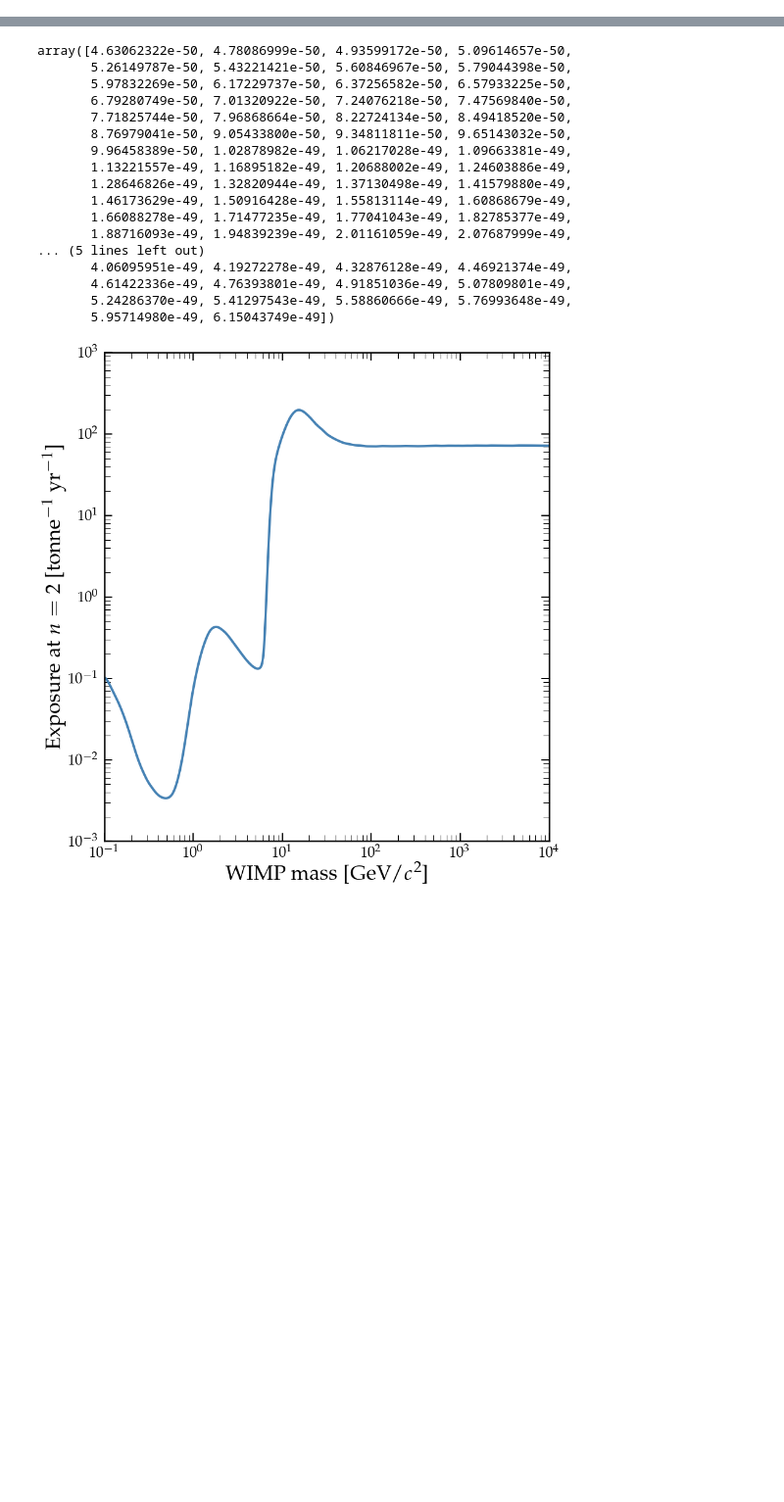
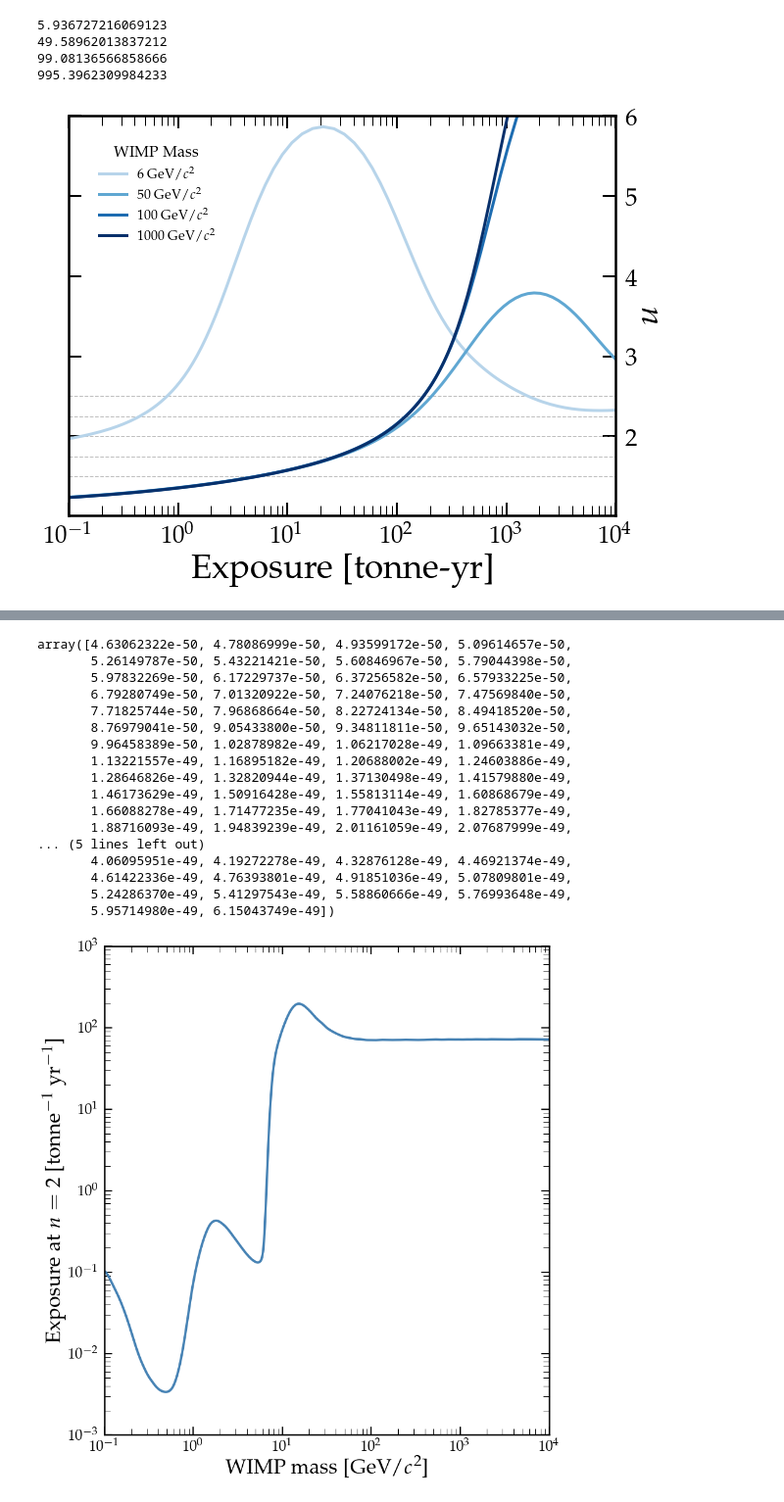
Before and after one commit to ScottHaselschwardt/NeutrinoFog, a Jupyter notebook: notebooks/ExplanationFigure.ipynb, the cells around one changed output, grey strips where cells are left out. Shown at 98% size. Cells and saved outputs as stored; diff of their text form; code cells hidden in the pictures; blank space fills up the shorter version.

```diff
--- a/notebooks/ExplanationFigure.ipynb
+++ b/notebooks/ExplanationFigure.ipynb
@@ -31,0 +33,12 @@ m,sig,NUFLOOR,DY = Floor_2D(data,slope_idx=1.0)
+# %%
+# make a copy of the contour, cutting off at certain derivative value
+cut_n = 2.5 #2.37
+DY_cut = copy(DY)
+for j in range(0,len(m)):
+    for i in reversed(range(0,len(sig))):
+        #print(sig[i])
+        if DY_cut[i,j] >= cut_n:
+            DY_cut[:i+1,j] = cut_n
+            break
+
+print(DY_cut[DY_cut>cut_n])
@@ -205,3 +231,71 @@ print( DY[] )
+# %%
+# Plot n as function of expo for representative mass values:
+
+# Figure setup
+import matplotlib.gridspec as gridspec
+lw = 2.5
+lfs = 35
+tfs = 25
+plt.rcParams['axes.linewidth'] = lw
+plt.rc('text', usetex=True)
+plt.rc('font', family='serif',size=tfs)
+mpl.rcParams['text.latex.preamble'] = [r'\usepackage{mathpazo}']
+fig = plt.figure(figsize=(10,7.5))
+ax3 = fig.gca()
+
+
+for t in ticks:
+    ax3.axhline(t,color='gray',linestyle='--',lw=1,alpha=0.5)
+
+masses = [ 6, 50, 100, 1000]
+start = 0.3
+stop = 1.0
+ncolor = len(masses)
+cm_subsection = linspace(start, stop, ncolor)
+xe_colors = [ cm.Blues(x) for x in cm_subsection ]
+ar_colors = [ cm.Oranges(x) for x in cm_subsection ]
+
+colors = ['steelblue','']
+y1 = 1e-41
+y2 = 1e-50
+
+for j,m_example in enumerate(masses):
+
+    x1 = m_example
+    x2 = m_example
+
+    # Calculate derivative of discovery limit
+    i = argmin(abs(m-m_example))
+    print(m[i])
+    E = Ex[:,i]
+    y = gaussian_filter1d(gaussian_filter1d(log10(E),sigma=3),3)
+    dy = -gradient(y,log10(sig[2])-log10(sig[1]))
+    dy = gaussian_filter1d(dy,3)
+
+    ax3.semilogx(E,dy,lw=3,color=xe_colors[j],label=r'{:.0f} GeV$/c^2$'.format(m_example))
+
+ax3.set_xscale('log')
+ax3.yaxis.tick_right()
+ax3.yaxis.set_label_position("right")
+ax3.set_xlim([1e-1,1e4])
+ax3.set_ylim([1.01,6.0])
+
+
+ax3.set_ylabel(r'$n$',fontsize=lfs,rotation=-90,labelpad=30)
+ax3.set_xlabel(r'Exposure [tonne-yr]',fontsize=lfs)
+
+ax3.tick_params(which='major',direction='in',width=2,length=13,left=True,top=True,pad=10)
+ax3.tick_params(which='minor',direction='in',width=1,length=10,left=True,top=True)
+
+leg1 = ax3.legend( loc='lower center',bbox_to_anchor=(0.16, 0.65),
+                 fontsize=14,title=r'WIMP Mass',title_fontsize=16,
+                 frameon=False,framealpha=0.3,edgecolor='white')
+# %% [output]
+5.936727216069123
+49.58962013837212
+99.08136566858666
+995.3962309984233
+[figure, added]
 # %%
 # Plot single mass example line
 
```
Also changed, not shown: parts of 6 cells of this notebook, 9 other files.
